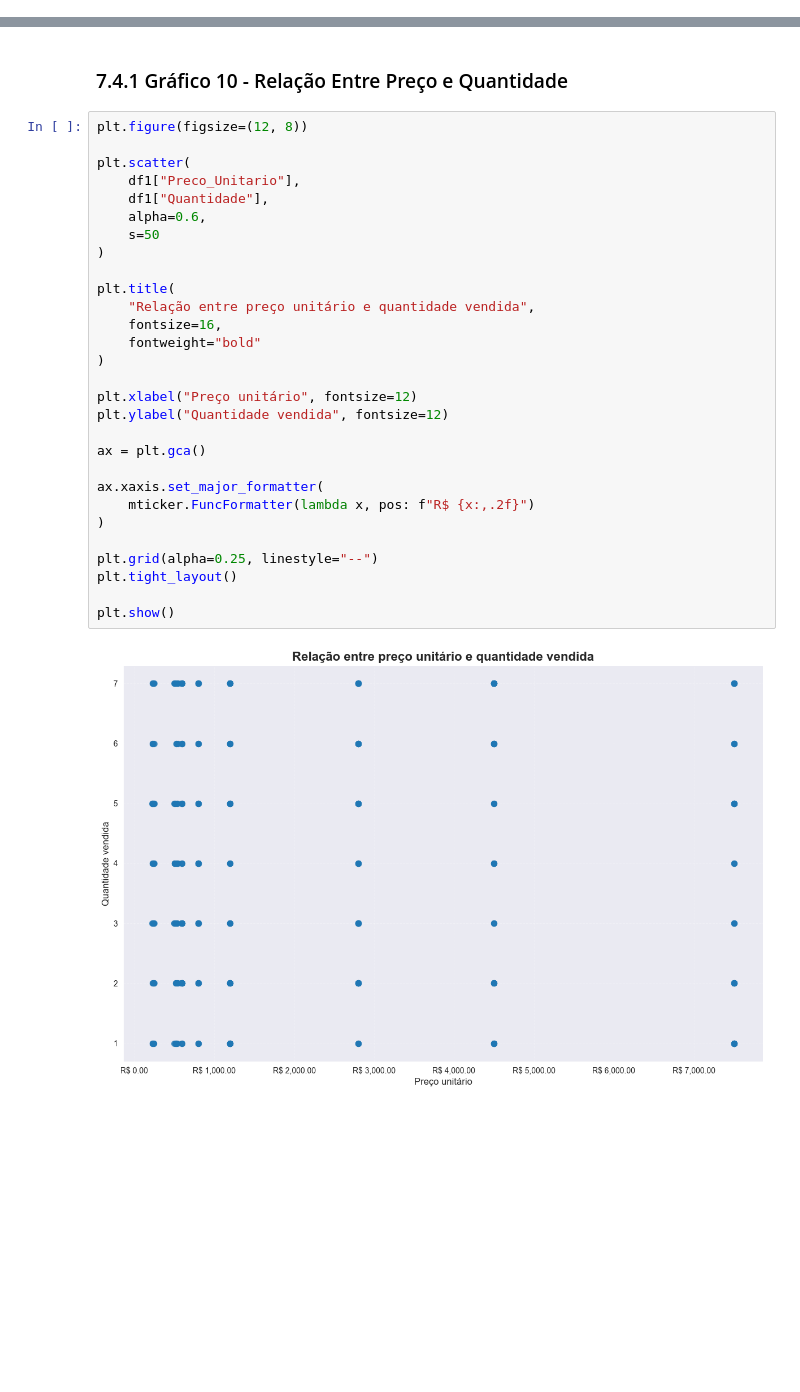
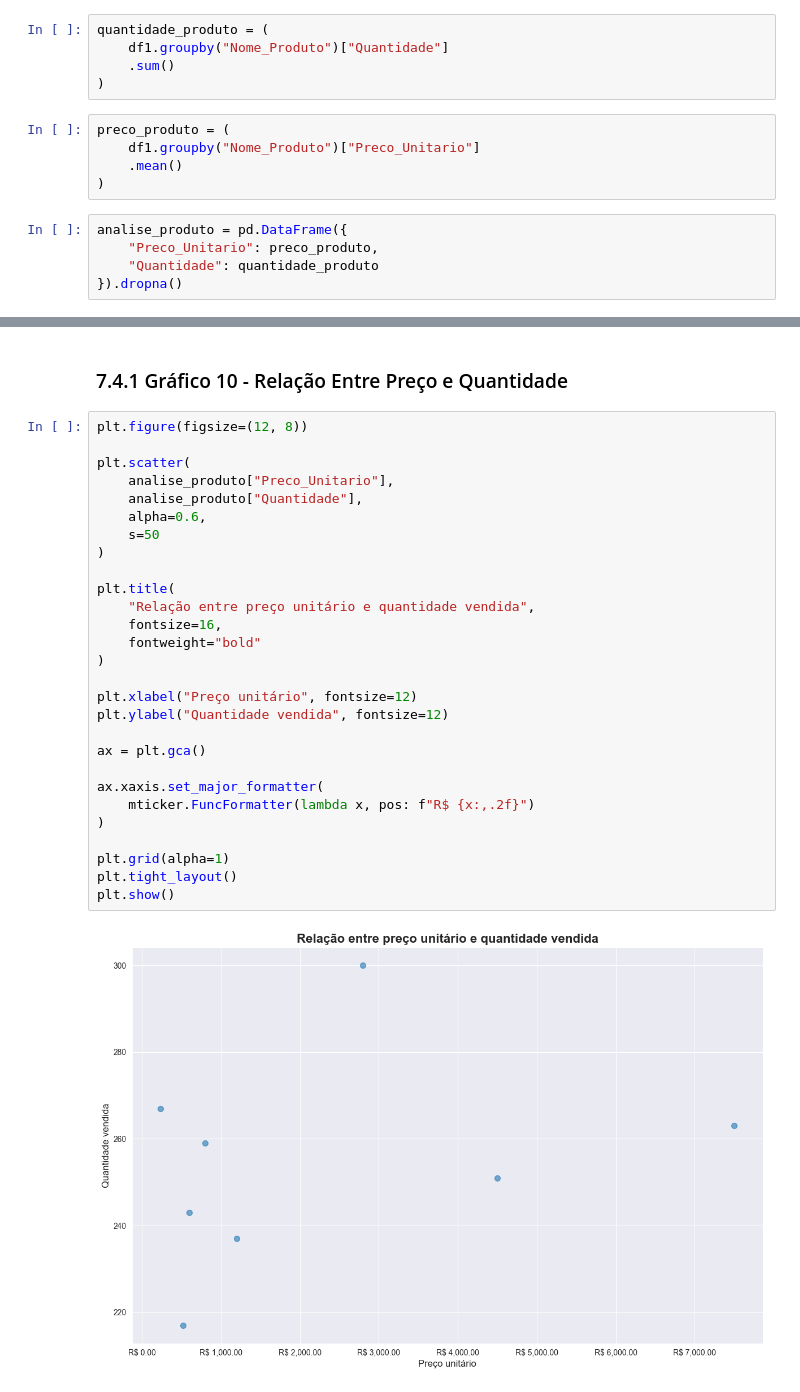
Before and after one commit to letambelli/dsa-python-fundamentos-da-linguagem-python-mini-projeto-1, a Jupyter notebook: main.ipynb, the cells around one changed output, grey strips where cells are left out. Cells and saved outputs as stored; diff of their text form; blank space fills up the shorter version.

Commit message:
analise 7.4 e grafico 10

```diff
--- a/main.ipynb
+++ b/main.ipynb
@@ -752,0 +732,15 @@ Name: Preco_Unitario, dtype: float64
+# %%
+quantidade_produto = (
+    df1.groupby("Nome_Produto")["Quantidade"]
+    .sum()
+)
+# %%
+preco_produto = (
+    df1.groupby("Nome_Produto")["Preco_Unitario"]
+    .mean()
+)
+# %%
+analise_produto = pd.DataFrame({
+    "Preco_Unitario": preco_produto,
+    "Quantidade": quantidade_produto
+}).dropna()
@@ -755,31 +775,30 @@ Name: Preco_Unitario, dtype: float64
 # %%
 plt.figure(figsize=(12, 8))
 
 plt.scatter(
-    df1["Preco_Unitario"],
-    df1["Quantidade"],
+    analise_produto["Preco_Unitario"],
+    analise_produto["Quantidade"],
     alpha=0.6,
     s=50
 )
 
 plt.title(
     "Relação entre preço unitário e quantidade vendida",
     fontsize=16,
     fontweight="bold"
 )
 
 plt.xlabel("Preço unitário", fontsize=12)
 plt.ylabel("Quantidade vendida", fontsize=12)
 
 ax = plt.gca()
 
 ax.xaxis.set_major_formatter(
     mticker.FuncFormatter(lambda x, pos: f"R$ {x:,.2f}")
 )
 
-plt.grid(alpha=0.25, linestyle="--")
+plt.grid(alpha=1)
 plt.tight_layout()
-
 plt.show()
 # %% [output]
-[figure, old version]
+[figure, new version]
```
Also changed, not shown: parts of 30 cells of this notebook.
